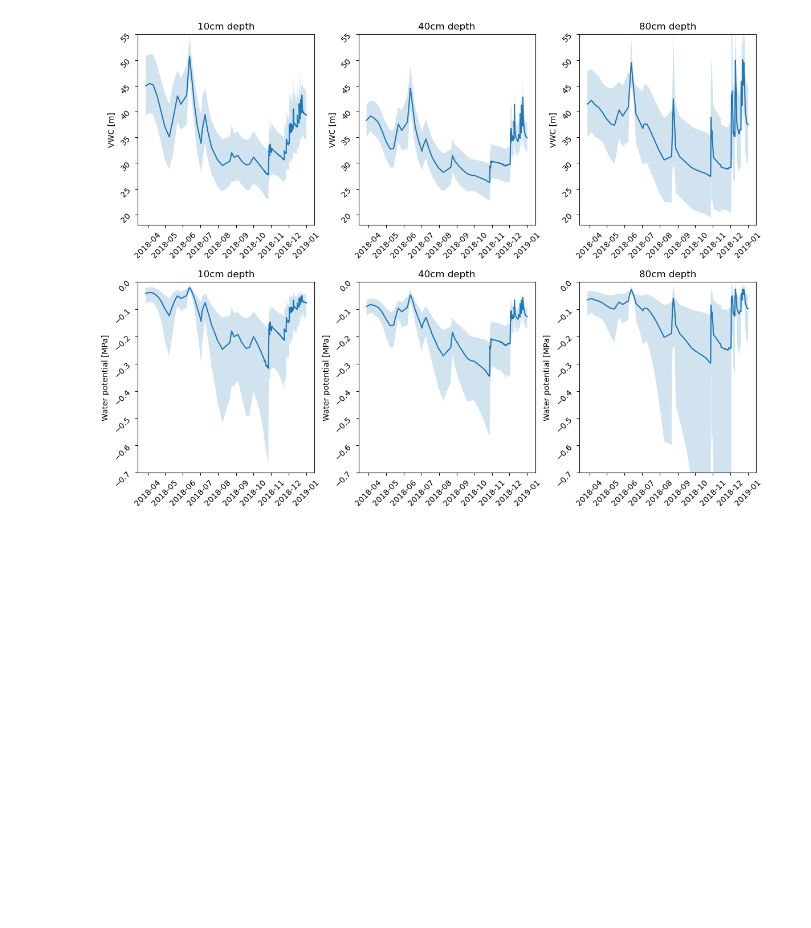
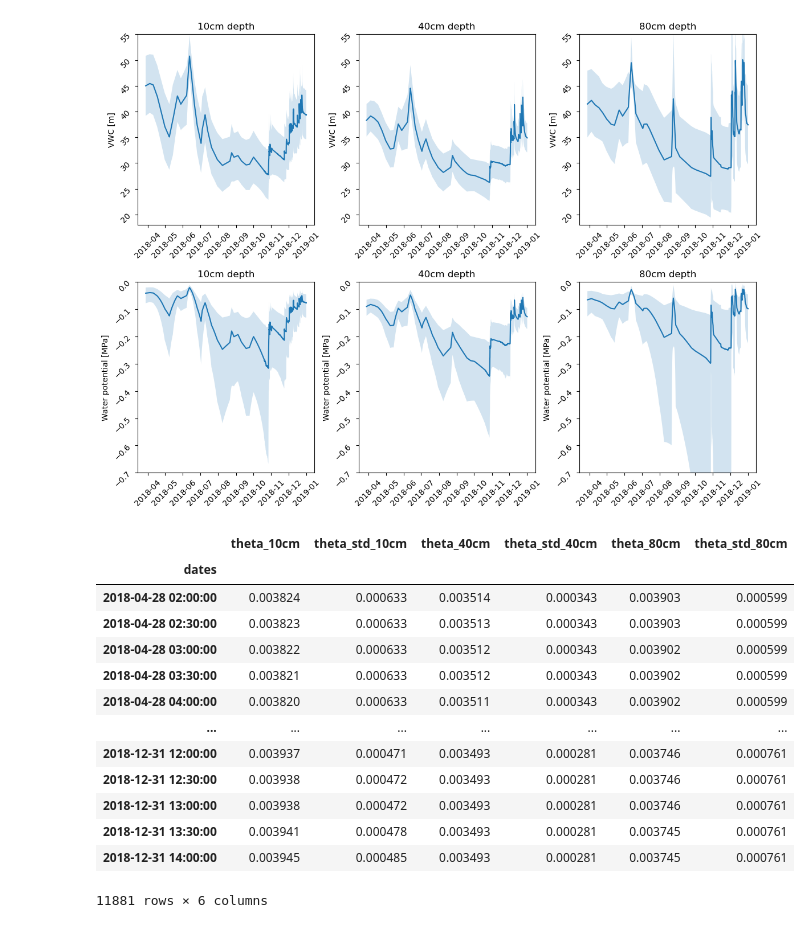
Before and after one commit to PhillipPapastefanou/SimPHony, a Jupyter notebook: appl/swiss/data_prep/pedo_transfer_estimation.ipynb, the cells around one changed output. Cells and saved outputs as stored; diff of their text form; code cells hidden in the pictures; blank space fills up the shorter version.

```diff
--- a/appl/swiss/data_prep/pedo_transfer_estimation.ipynb
+++ b/appl/swiss/data_prep/pedo_transfer_estimation.ipynb
@@ -242,8 +242,21 @@ plt.savefig("Timeseries of water content and water potential.png", dpi = 300)
 # %% [output]
 [figure]
 # %%
-df_combine = df_combine.iloc[(df_combine.index > "2018-04-28 01:30:00")&(df_combine.index < "2018-12-31 14:30:00")]
-df_combine.to_csv("vwc_swicc_cc_2023_imposed.csv")
+# %% [output]
+|  | theta_10cm | theta_std_10cm | theta_40cm | theta_std_40cm | theta_80cm | theta_std_80cm |
+| dates |  |  |  |  |  |  |
+| 2018-04-28 02:00:00 | 0.003824 | 0.000633 | 0.003514 | 0.000343 | 0.003903 | 0.000599 |
+| 2018-04-28 02:30:00 | 0.003823 | 0.000633 | 0.003513 | 0.000343 | 0.003903 | 0.000599 |
+| 2018-04-28 03:00:00 | 0.003822 | 0.000633 | 0.003512 | 0.000343 | 0.003902 | 0.000599 |
+| 2018-04-28 03:30:00 | 0.003821 | 0.000633 | 0.003512 | 0.000343 | 0.003902 | 0.000599 |
+| 2018-04-28 04:00:00 | 0.003820 | 0.000633 | 0.003511 | 0.000343 | 0.003902 | 0.000599 |
+| ... | ... | ... | ... | ... | ... | ... |
+| 2018-12-31 12:00:00 | 0.003937 | 0.000471 | 0.003493 | 0.000281 | 0.003746 | 0.000761 |
+| 2018-12-31 12:30:00 | 0.003938 | 0.000472 | 0.003493 | 0.000281 | 0.003746 | 0.000761 |
+| 2018-12-31 13:00:00 | 0.003938 | 0.000472 | 0.003493 | 0.000281 | 0.003746 | 0.000761 |
+| 2018-12-31 13:30:00 | 0.003941 | 0.000478 | 0.003493 | 0.000281 | 0.003745 | 0.000761 |
+| 2018-12-31 14:00:00 | 0.003945 | 0.000485 | 0.003493 | 0.000281 | 0.003745 | 0.000761 |
+11881 rows × 6 columns
 # %%
 fig = plt.figure(figsize=(14, 10))
 for id, s, di in zip(range(1, 4), ['10', '40', '80'], [0, 1, 1]):
```
Also changed, not shown: parts of 2 cells of this notebook, 20 other files.
